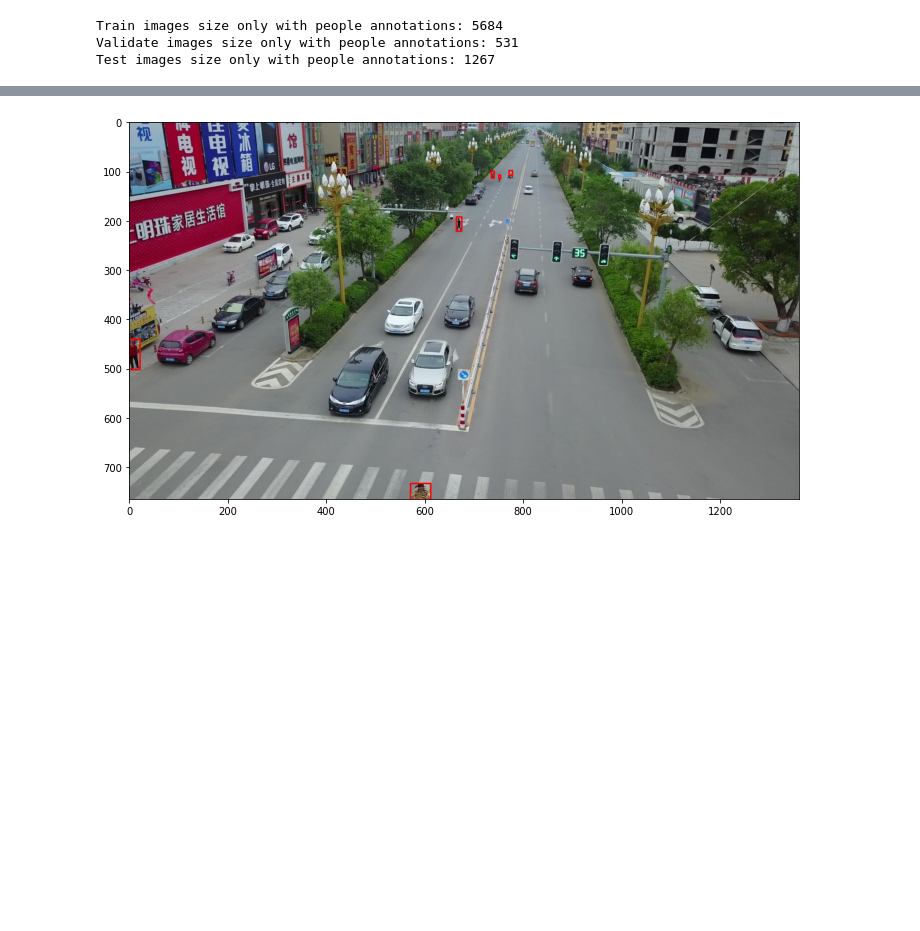
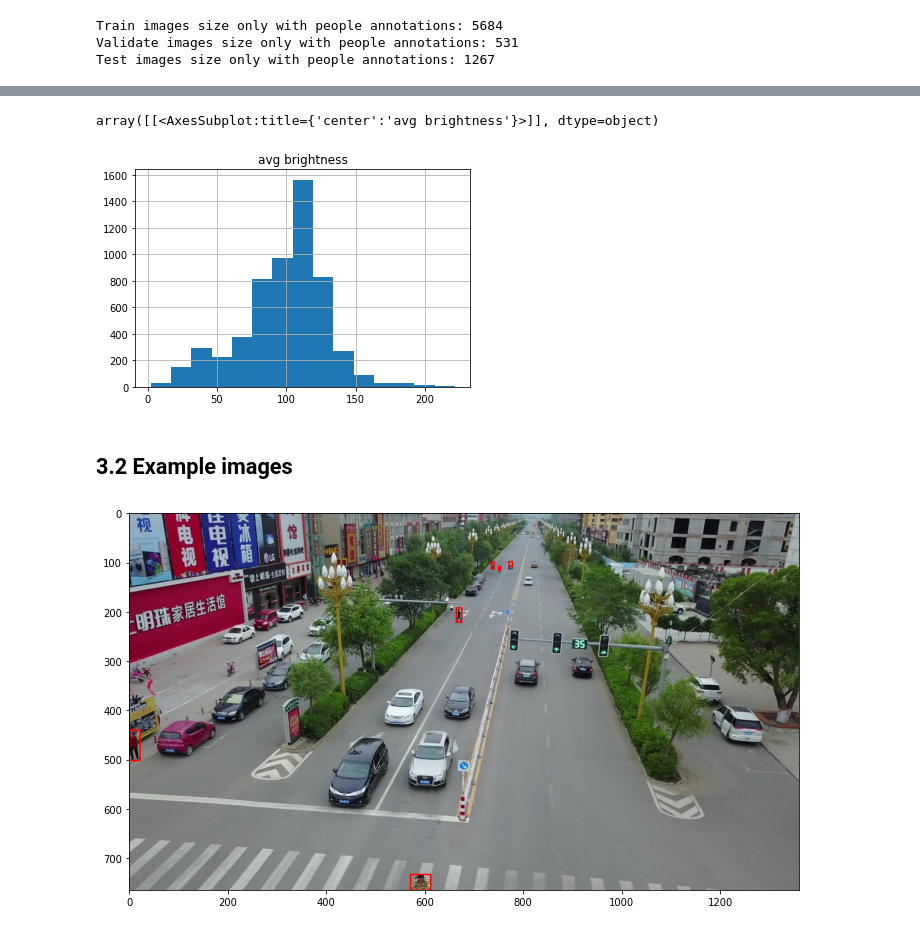
Before and after one commit to Chotom/drone-human-detection, a Jupyter notebook: data_processing/notebooks/visdrone_object_detection.ipynb, the cells around one changed output, grey strips where cells are left out. Saved outputs shown, nothing was run; the diff lists cells and outputs as text; code cells hidden in the pictures; blank space fills up the shorter version.

```diff
--- a/data_processing/notebooks/visdrone_object_detection.ipynb
+++ b/data_processing/notebooks/visdrone_object_detection.ipynb
@@ -194,2 +221,11 @@ data
+# %%
+# By lightness
+avg_lightness = get_brightness_stats(TRAIN_PROCESSED_DIR + '/images')
+avg_lightness.hist(column='avg brightness', bins=15)
+# %% [output]
+array([[<AxesSubplot:title={'center':'avg brightness'}>]], dtype=object)
+[figure, added]
+# %% [markdown]
+## 3.2 Example images
 # %%
 random.seed(1)
```
Also changed, not shown: parts of 14 cells of this notebook, 2 other files.
